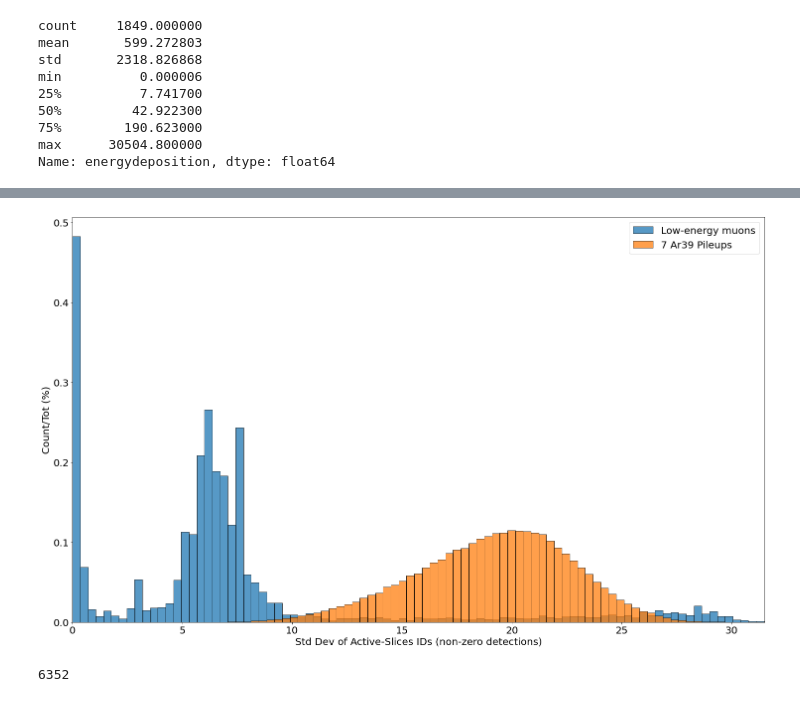
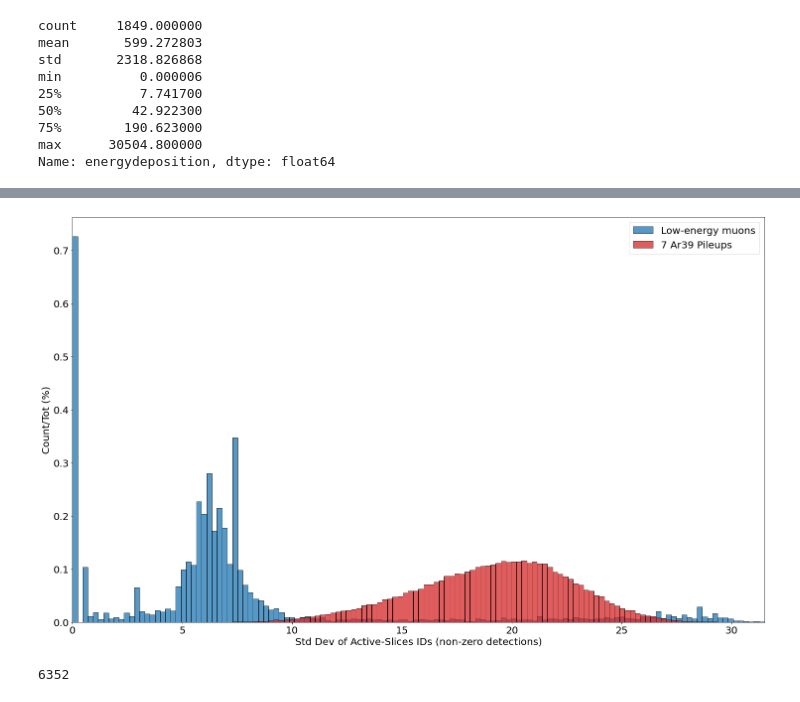
Before and after one commit to luigiberducci/ML4NP, a Jupyter notebook: Notebooks/AnalysisMuonsInROI/analsysis_muons_snapshots.ipynb, the cells around one changed output, grey strips where cells are left out. Saved outputs shown, nothing was run; the diff lists cells and outputs as text; code cells hidden in the pictures.

```diff
--- a/Notebooks/AnalysisMuonsInROI/analsysis_muons_snapshots.ipynb
+++ b/Notebooks/AnalysisMuonsInROI/analsysis_muons_snapshots.ipynb
@@ -109,17 +111,17 @@ groupby_event_df7 = df7.groupby("eventnumber").sum()
 std_event_df7 = groupby_event_df7.apply(lambda row: np.std(np.nonzero([row[2:]])[1]), axis=1)
 # %%
 alpha=0.75
-bins = np.linspace(0, 35, 100)
+bins = np.linspace(0, 35, 150)
 #plt.title("Spatial Distribution of Marginal Muons")
 plt.xlabel("Std Dev of Active-Slices IDs (non-zero detections)")
 plt.ylabel("Count/Tot (%)")
 plt.hist(std_event_marginals, bins=bins, label="Low-energy muons", density=True, edgecolor='k', alpha=alpha)
-plt.hist(std_event_df7, bins=bins, label="7 Ar39 Pileups", density=True, edgecolor='k', alpha=alpha)
+plt.hist(std_event_df7, bins=bins, label="7 Ar39 Pileups", density=True, edgecolor='k', alpha=alpha, color='#d62728')
 plt.legend()
 plt.xlim(0,std_event_marginals.max())
 plt.show()
 # %% [output]
-[figure, old version]
+[figure, new version]
 # %%
 # %% [output]
 6352
```
Also changed, not shown: parts of 1 cell of this notebook, 1 other file.
